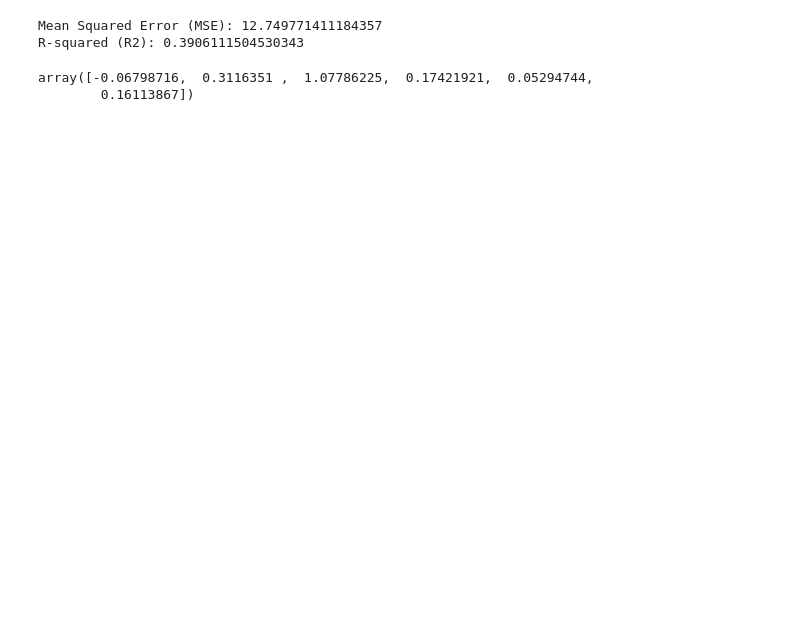
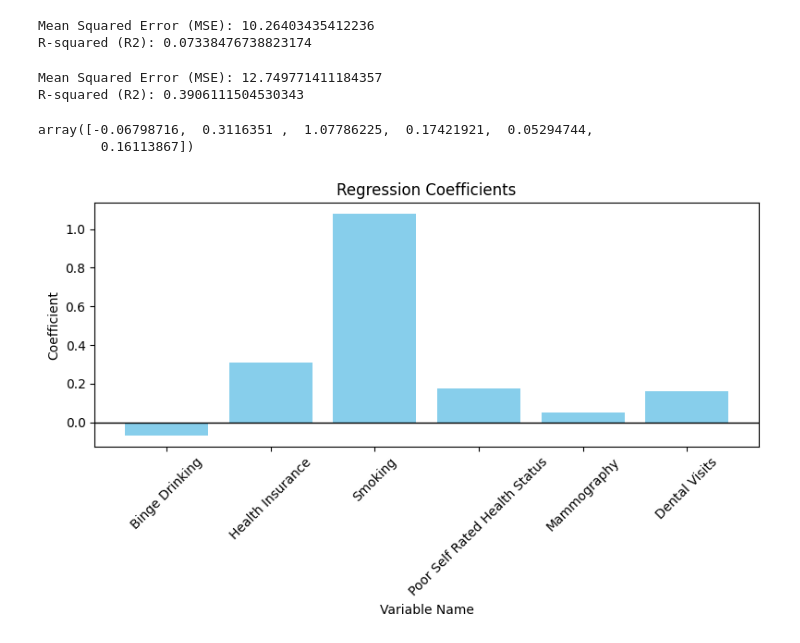
Before and after one commit to heiligni/SWAN, a Jupyter notebook: swan/regression.ipynb, the cells around one changed output. Cells and saved outputs as stored; diff of their text form; code cells hidden in the pictures; blank space fills up the shorter version.

```diff
--- a/swan/regression.ipynb
+++ b/swan/regression.ipynb
@@ -140,3 +179,43 @@ array([ 0.52475443, -0.04648743,  1.28710788,  0.66874474, -0.53694662,
+# %%
+# Splitting the data into training and testing sets (80% train, 20% test)
+data = renamed_df.drop(["StateDesc"], axis=1)
+
+#X = data.drop(["Obesity"], axis=1)
+y = data["Obesity"]
+
+X = data[["TotalPopulation", "GDP", "Excercising", "Smoking", 'Fastfood Availability']]
+
+X_train, X_test, y_train, y_test = train_test_split(X, y, test_size=0.2, random_state=42)
+
+columns_to_normalize = ['GDP', 'TotalPopulation']
+
+# Initialize the MinMaxScaler
+scaler = MinMaxScaler((0, 100))
+
+# Fit and transform the selected columns
+X_train[columns_to_normalize] = scaler.fit_transform(X_train[columns_to_normalize])
+
+# Creating a linear regression model
+rf = RandomForestRegressor(random_state=42)
+
+
+# Fitting the model with the training data
+rf.fit(X_train.drop(["TotalPopulation"], axis=1), y_train, sample_weight=X_train["TotalPopulation"])
+# model.fit(X_train.drop(["TotalPopulation"], axis=1), y_train)
+
+X_test[columns_to_normalize] = scaler.transform(X_test[columns_to_normalize])
+
+
+y_pred = rf.predict(X_test.drop(["TotalPopulation"], axis=1))
+
+mse = mean_squared_error(y_test, y_pred)
+r2 = r2_score(y_test, y_pred)
+
+print(f"Mean Squared Error (MSE): {mse}")
+print(f"R-squared (R2): {r2}")
+# %% [output]
+Mean Squared Error (MSE): 10.26403435412236
+R-squared (R2): 0.07338476738823174
 # %%
 # Splitting the data into training and testing sets (80% train, 20% test)
 new_column_names = {
@@ -192,3 +267,29 @@ Mean Squared Error (MSE): 12.749771411184357
 R-squared (R2): 0.3906111504530343
 array([-0.06798716,  0.3116351 ,  1.07786225,  0.17421921,  0.05294744,
         0.16113867])
+# %%
+coef_df = pd.DataFrame({
+    'name': ["Binge Drinking", "Health Insurance", "Smoking", 'Poor Self Rated Health Status', 'Mammography', 'Dental Visits'],
+    'coefficient': model.coef_
+})
+
+plt.figure(figsize=(8, 5))  # Set the figure size (width, height)
+
+# Create a bar plot
+plt.bar(coef_df['name'], coef_df['coefficient'], color='skyblue')
+
+# Set labels and title
+plt.xlabel('Variable Name')
+plt.ylabel('Coefficient')
+plt.title('Regression Coefficients')
+plt.axhline(y=0, color='black', linestyle='-', linewidth=1)
+
+
+# Rotate x-axis labels for better readability
+plt.xticks(rotation=45)
+
+# Show plot
+plt.tight_layout()  # Adjust layout for better appearance
+plt.show()
+# %% [output]
+[figure, added]
```
Also changed, not shown: parts of 10 cells of this notebook.
